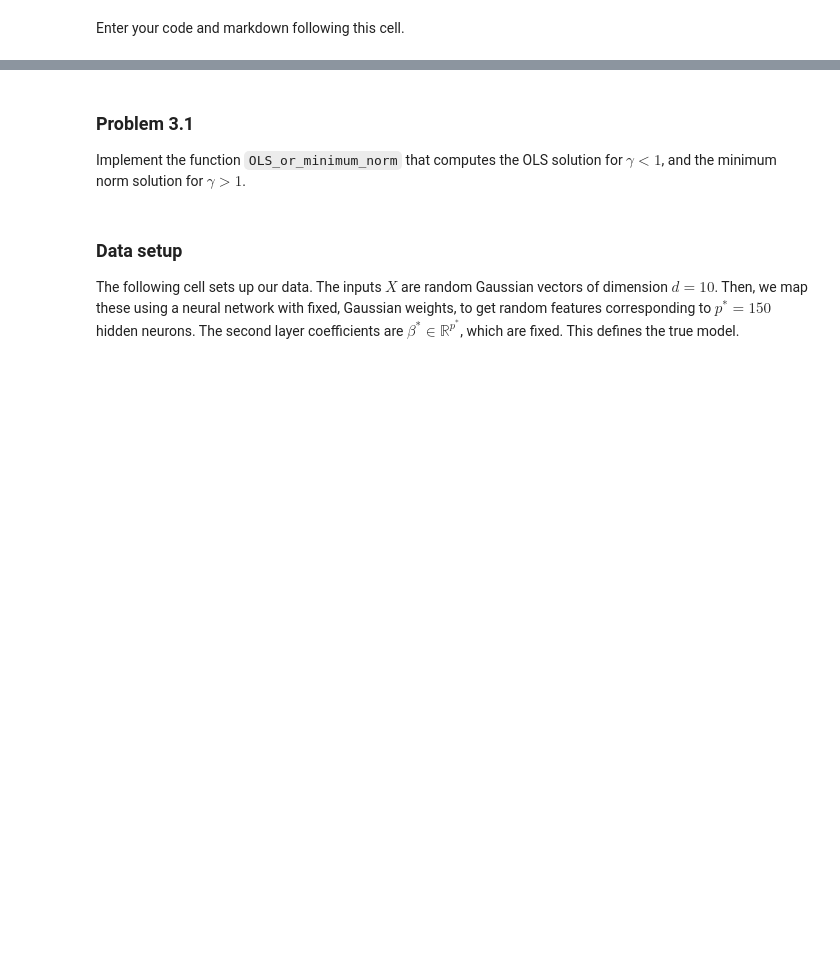
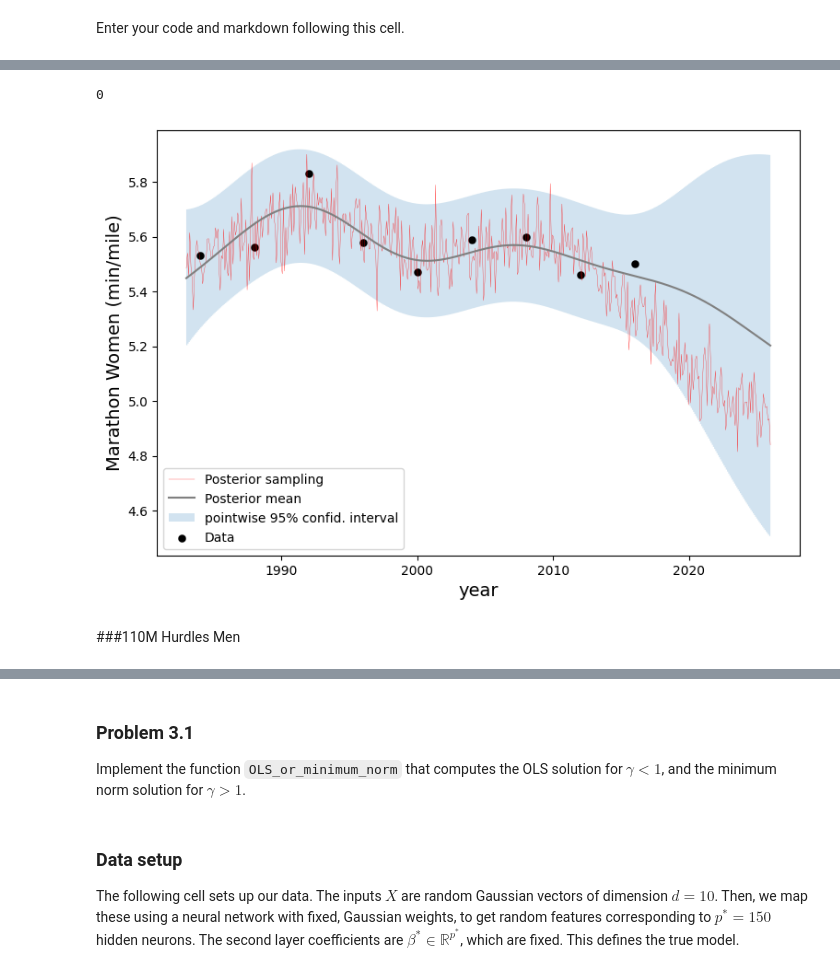
Before and after one commit to RobertKZB/RobertKZB, a Jupyter notebook: assignments/assn2/assn2.ipynb, the cells around one changed output, grey strips where cells are left out. Drawn from its saved outputs; the diff is of its cells as text; code cells hidden in the pictures; blank space fills up the shorter version.

```diff
--- a/assignments/assn2/assn2.ipynb
+++ b/assignments/assn2/assn2.ipynb
@@ -794,0 +880,17 @@ Enter your code and markdown following this cell.
+# %%
+marathonW = dat[dat['Event'] == 'Marathon Women']
+marathonW = marathonW[marathonW['Medal']=='G']
+marathonW = marathonW.sort_values('Year')
+time = np.array(marathonW['Result'])
+mpm = []
+for tm in time:
+    t = np.array(tm.split(':'), dtype=float)
+    minutes_per_mile = (t[0]*60*60 + t[1]*60 + t[2])/(60*26.2)
+    mpm.append(minutes_per_mile)
+
+marathonW['Minutes per Mile'] = np.round(mpm,2)
+marathonW = marathonW.drop(columns=['Gender', 'Event'], axis=1)
+marathonW.reset_index(drop=True, inplace=True)
+year = np.array(marathonW['Year'])
+result = np.array(marathonW['Minutes per Mile'])
+marathonW
@@ -794,0 +908,7 @@ Enter your code and markdown following this cell.
+# %%
+gp_olympic_event(marathonW['Year'], marathonW['Minutes per Mile'], GaussianK_fun, mu_fun, (5/60)**2, "Marathon Women (min/mile)") ##mu=5
+# %% [output]
+0
+[figure, added]
+# %% [markdown]
+###110M Hurdles Men
```
Also changed, not shown: parts of 19 cells of this notebook.
